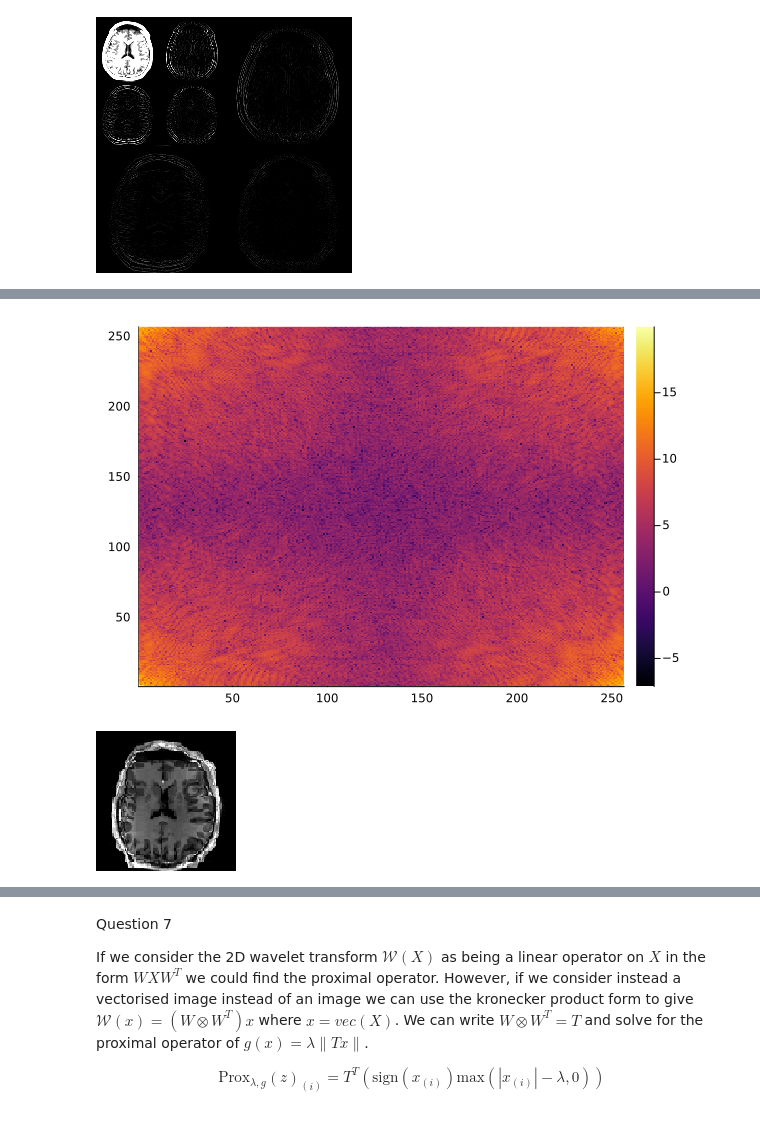
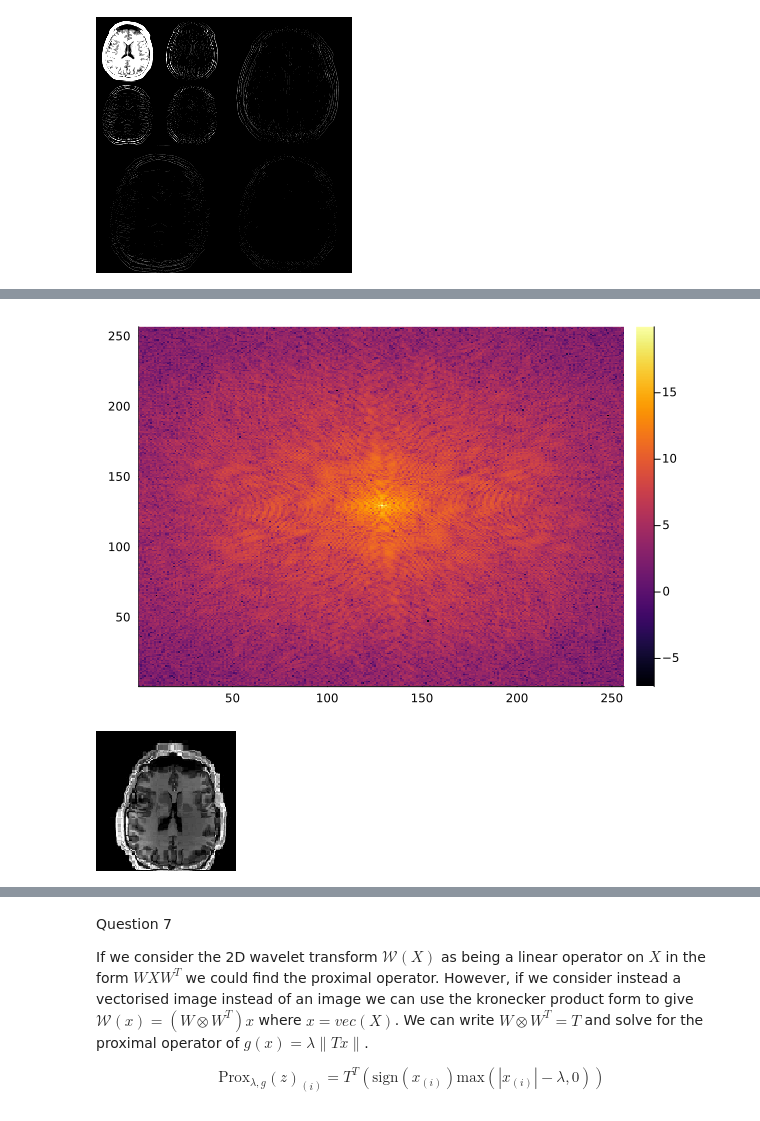
Before and after one commit to max-wickham/TopicsCoursework, a Jupyter notebook: 2022.DataProcessing.Coursework2.ipynb, the cells around one changed output, grey strips where cells are left out. Cells and saved outputs as stored; diff of their text form; code cells hidden in the pictures.

```diff
--- a/2022.DataProcessing.Coursework2.ipynb
+++ b/2022.DataProcessing.Coursework2.ipynb
@@ -512,20 +513,20 @@ X1 = Gray.(X1)
 # %%
 
 ############ Q4
 
 using FFTW
 using StatsBase
-F0 = (fft(Float64.(X0)))
+F0 = fftshift((fft(Float64.(X0))))
 using Plots
 heatmap(log.(abs.(F0.*F0)).+1)
 # %% [output]
-[figure, old version]
+[figure, new version]
 # %%
 
 ############ Q5
 
-# using Random
-# Random.seed!(0);
+using Random
+Random.seed!(0);
 # indexes = []
 # for i in 1:size(X0)[1]
 #     column_indexes = sort(sample(collect(1:size(X0)[2]), round(Int64, 0.3 * size(X0)[2])))
@@ -538,11 +539,12 @@ heatmap(log.(abs.(F0.*F0)).+1)
 # size(Ω_flat)
 # reshape(Ω_flat, )
 sampling_indexes = sort(sample(collect(1:size(X0)[1]), round(Int64, √0.3 * size(X0)[1])))
-# column_indexes = sort(sample(collect(1:size(X0)[2]), round(Int64, √0.3 * size(X0)[2])))
+# sampling_indexes = collect(1:256)
+
 Ω = X0[sampling_indexes, sampling_indexes]
 @show Ω
 # %% [output]
-[figure, old version]
+[figure, new version]
 # %%
 
 ############ Q6
```
Also changed, not shown: parts of 7 cells of this notebook.
